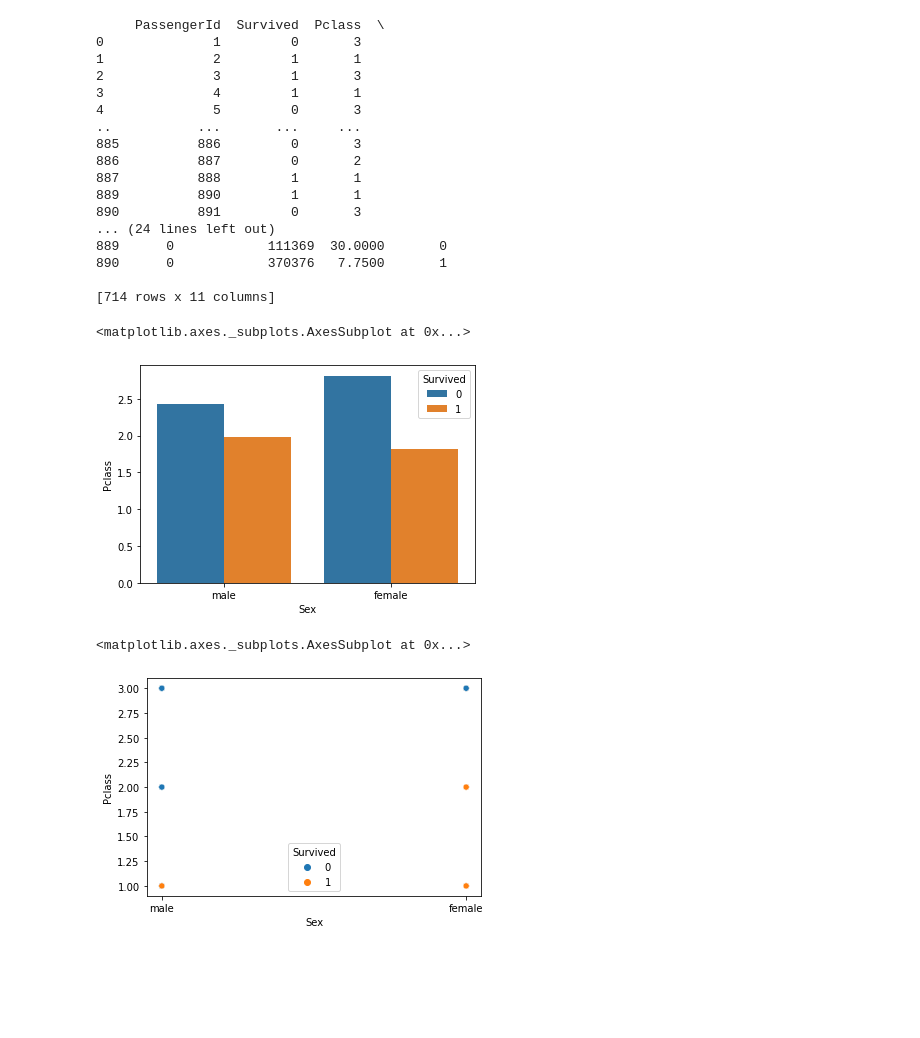
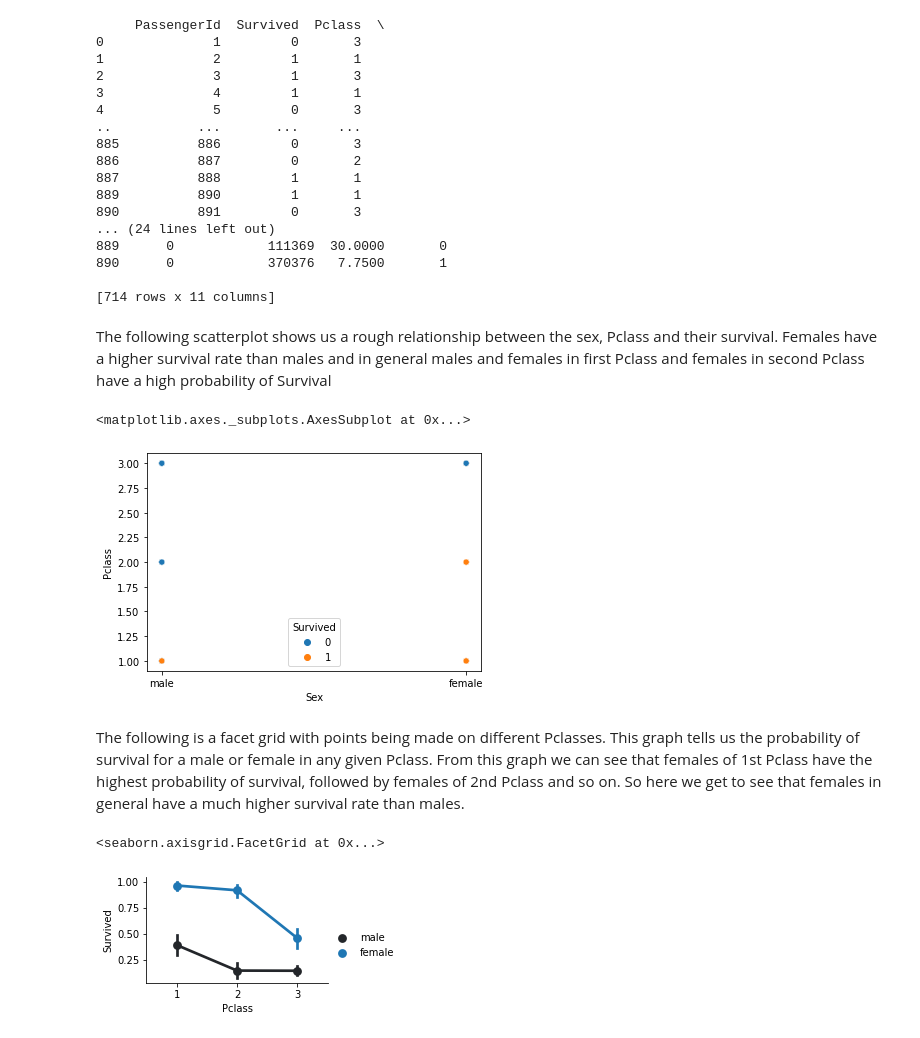
Before and after one commit to savioratharv/Compute_tasks, a Jupyter notebook: Compute_task.ipynb, the cells around one changed output. Drawn from its saved outputs; the diff is of its cells as text; code cells hidden in the pictures; blank space fills up the shorter version.

```diff
--- a/Compute_task.ipynb
+++ b/Compute_task.ipynb
@@ -159,14 +179,20 @@ print(dataset)
 890      0            370376   7.7500       1
 
 [714 rows x 11 columns]
+# %% [markdown]
+The following scatterplot shows us a rough relationship between the sex, Pclass and their survival. Females have a higher survival rate than males and in general males and females in first Pclass and females in second Pclass have a high probability of Survival
 # %%
 import seaborn as sns
-sns.barplot(x=dataset['Sex'],y=dataset['Pclass'],hue=dataset['Survived'],ci=None)
+sns.scatterplot(x=dataset['Sex'],y=dataset['Pclass'],hue=dataset['Survived'])
 # %% [output]
 <matplotlib.axes._subplots.AxesSubplot at 0x...>
-[figure, old version]
+[figure, new version]
-# %%
-sns.scatterplot(x=dataset['Sex'],y=dataset['Pclass'],hue=dataset['Survived'])
-# %% [output]
-<matplotlib.axes._subplots.AxesSubplot at 0x...>
-[figure, removed]
+# %% [markdown]
+The following is a facet grid with points being made on different Pclasses. This graph tells us the probability of survival for a male or female in any given Pclass. From this graph we can see that females of 1st Pclass have the highest probability of survival, followed by females of 2nd Pclass and so on. So here we get to see that females in general have a much higher survival rate than males.
+# %%
+grid = sns.FacetGrid(dataset, size=2.2, aspect=1.6)
+grid.map(sns.pointplot, 'Pclass', 'Survived', 'Sex')
+grid.add_legend()
+# %% [output]
+<seaborn.axisgrid.FacetGrid at 0x...>
+[figure, added]
```
Also changed, not shown: parts of 13 cells of this notebook.
